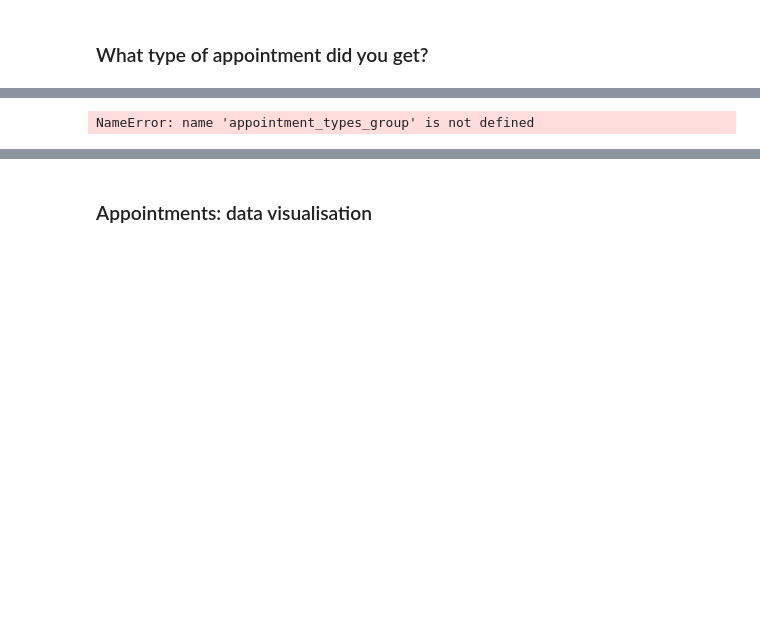
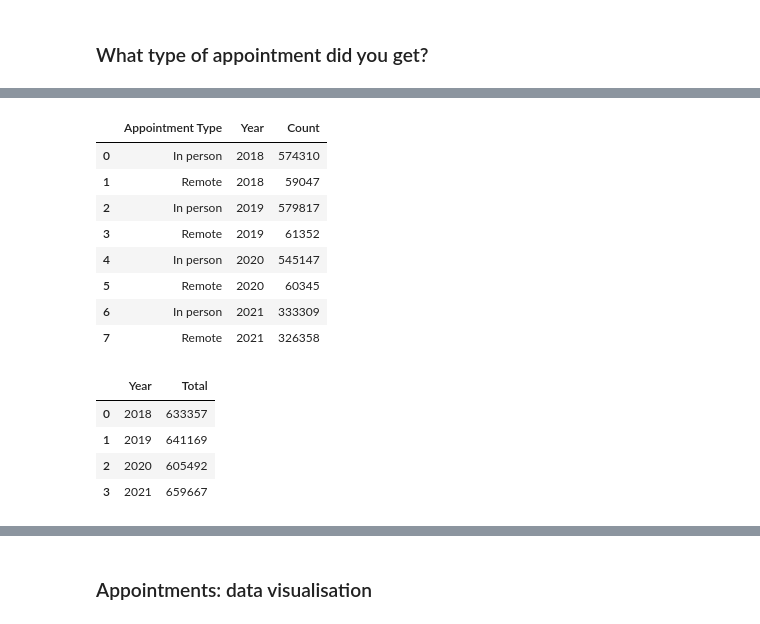
Before and after one commit to nhsx/digital-health-insights, a Jupyter notebook: Digital-Insights-2021-GP-Patient-Survey-2021-Analysis-Master.ipynb, the cells around one changed output, grey strips where cells are left out. Cells and saved outputs as stored; diff of their text form; code cells hidden in the pictures; blank space fills up the shorter version.

Commit message:
Added groupby code back

```diff
--- a/Digital-Insights-2021-GP-Patient-Survey-2021-Analysis-Master.ipynb
+++ b/Digital-Insights-2021-GP-Patient-Survey-2021-Analysis-Master.ipynb
@@ -33,10 +47,31 @@ appointment_types
+# %%
+# now we can groupby type and sum the yearly counts
+appointment_types_group = appointment_types.groupby('Group Type').sum().reset_index()
+# melt is like an inverse pivot, changing the data to 'long' format (one observeation per row)
+appointment_types_group = pd.melt(appointment_types_group, id_vars='Group Type', value_vars=['2018', '2019', '2020', '2021'])
+appointment_types_group.columns = ["Appointment Type", "Year", "Count"]
+appointment_types_group
+# %% [output]
+|  | Appointment Type | Year | Count |
+| 0 | In person | 2018 | 574310 |
+| 1 | Remote | 2018 | 59047 |
+| 2 | In person | 2019 | 579817 |
+| 3 | Remote | 2019 | 61352 |
+| 4 | In person | 2020 | 545147 |
+| 5 | Remote | 2020 | 60345 |
+| 6 | In person | 2021 | 333309 |
+| 7 | Remote | 2021 | 326358 |
 # %%
 # use groupby on years to get the total counts
 appointment_year_total = appointment_types_group.groupby('Year').sum().reset_index()
 appointment_year_total.rename(columns={'Count': 'Total'}, inplace=True)
 appointment_year_total
 # %% [output]
-NameError: name 'appointment_types_group' is not defined
+|  | Year | Total |
+| 0 | 2018 | 633357 |
+| 1 | 2019 | 641169 |
+| 2 | 2020 | 605492 |
+| 3 | 2021 | 659667 |
 # %%
 # merge the totals back to the df
 appointment_types_group = pd.merge(appointment_types_group, appointment_year_total, on='Year', how='left')
```
Also changed, not shown: parts of 3 cells of this notebook.
